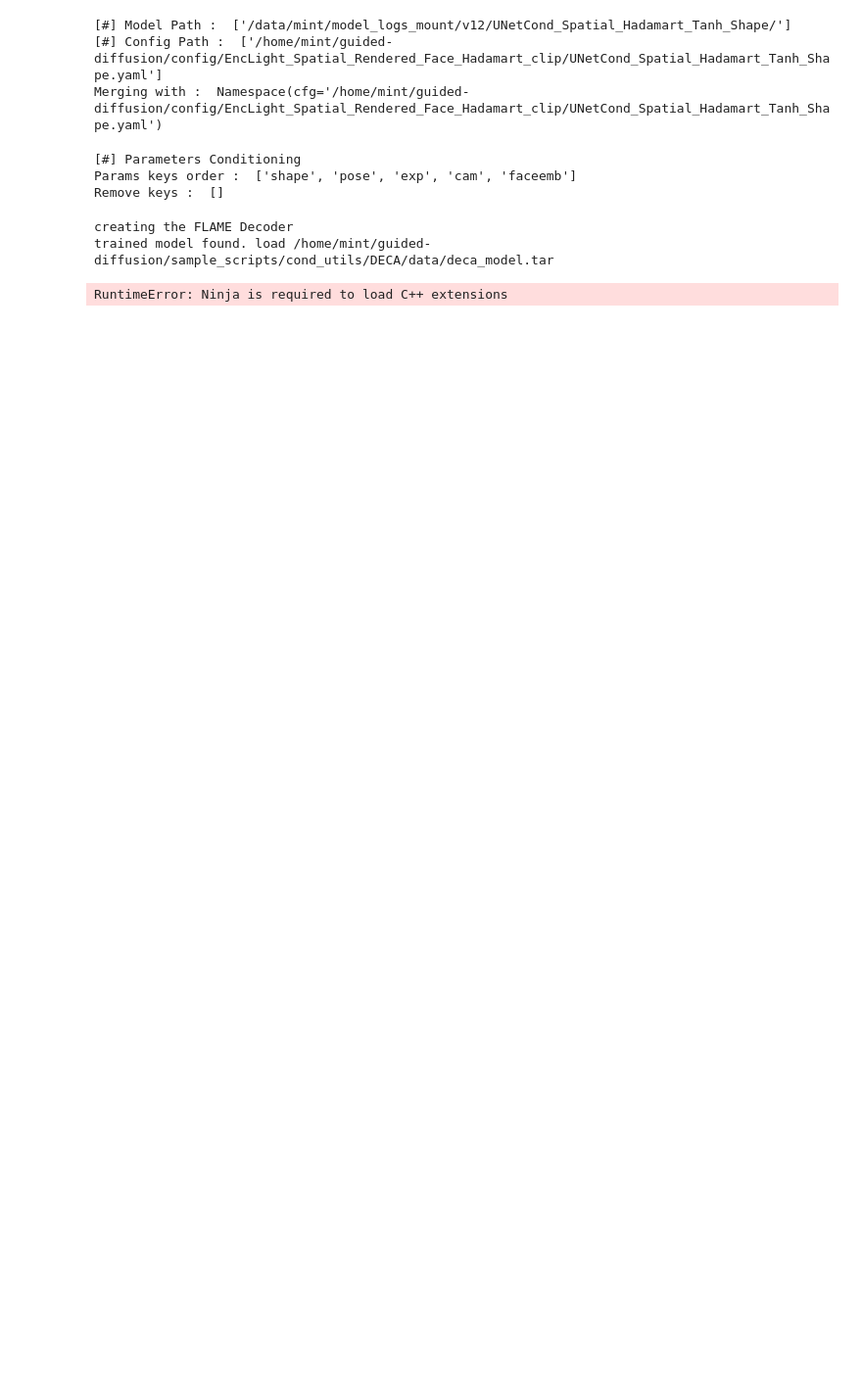
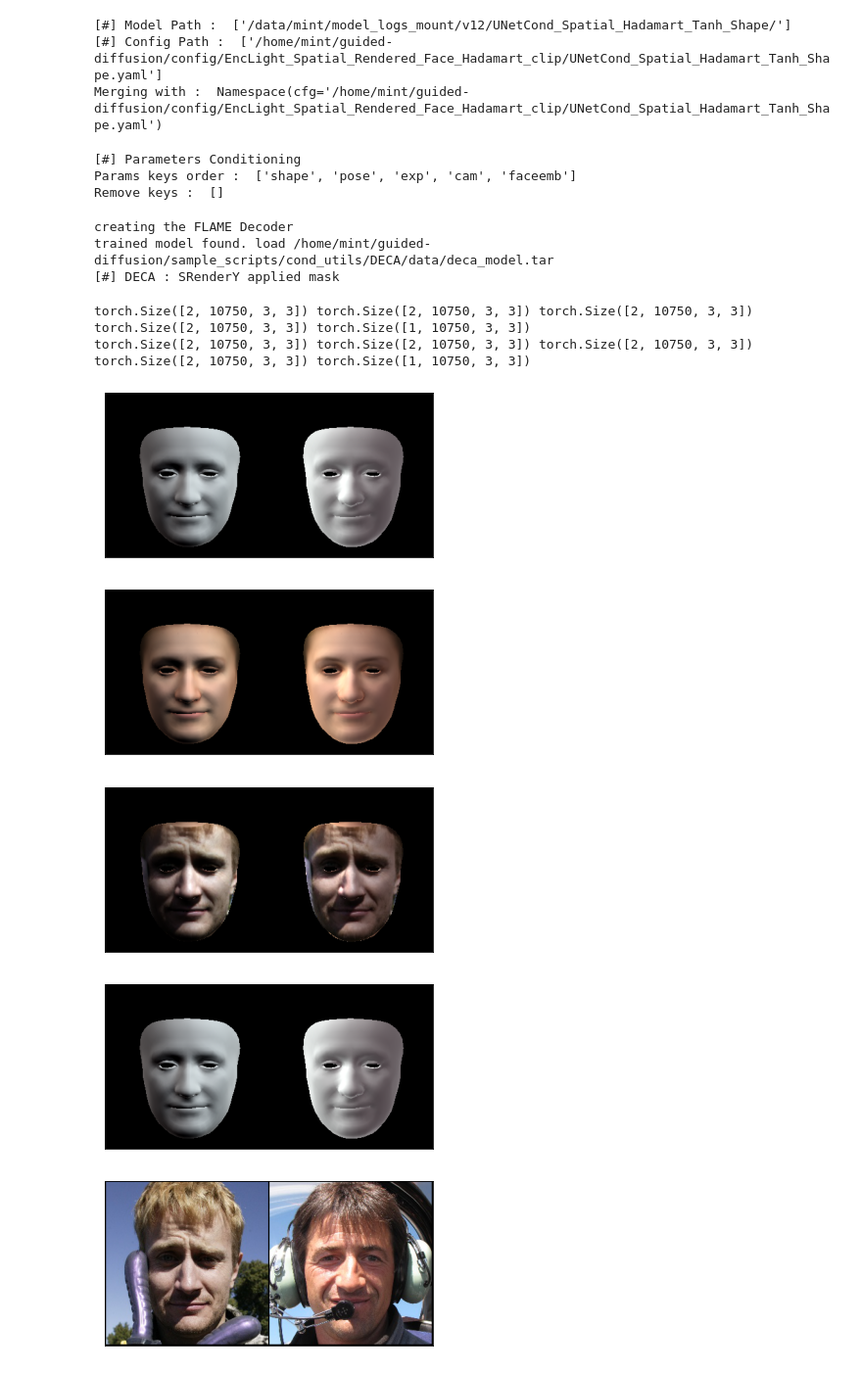
Before and after one commit to XezXey/guided-diffusion, a Jupyter notebook: experiment_scripts/masking_flame/masking_flame.ipynb, the cells around one changed output. Shown at 98% size. Cells and saved outputs as stored; diff of their text form; code cells hidden in the pictures; blank space fills up the shorter version.

```diff
--- a/experiment_scripts/masking_flame/masking_flame.ipynb
+++ b/experiment_scripts/masking_flame/masking_flame.ipynb
@@ -103,20 +101,37 @@ Remove keys :  []
 # %%
 from importlib import reload
 reload(params_utils)
 
-rendered_image, orig_visdict = params_utils.render_deca(deca_params=model_kwargs, idx=0, n=2, useTex=True, extractTex=True, deca_mode='', use_detail=True)
+f_mask = np.load('./FLAME_masks_face-id.pkl', allow_pickle=True, encoding='latin1')
+v_mask = np.load('./FLAME_masks.pkl', allow_pickle=True, encoding='latin1')
+mask={
+    'v_mask':v_mask['face'].tolist(),
+    'f_mask':f_mask['face'].tolist()
+}
+# rendered_image, orig_visdict = params_utils.render_deca(deca_params=model_kwargs, idx=0, n=2, deca_mode='only_renderer', mask=mask)
+rendered_image, orig_visdict = params_utils.render_deca(deca_params=model_kwargs, idx=0, n=2, useTex=True, extractTex=True, deca_mode='', use_detail=True, mask=mask)
+
+grid = torchvision.utils.make_grid(orig_visdict['shape_images'].mul(255).add_(0.5).clamp_(0, 255).cpu())
+show(grid/255.0)
 grid = torchvision.utils.make_grid(orig_visdict['rendered_images'].mul(255).add_(0.5).clamp_(0, 255).cpu())
 show(grid/255.0)
 
 grid = torchvision.utils.make_grid(orig_visdict['rendered_images_uv_texture'].mul(255).add_(0.5).clamp_(0, 255).cpu())
 show(grid/255.0)
 
 grid = torchvision.utils.make_grid(orig_visdict['shape_images'].mul(255).add_(0.5).clamp_(0, 255).cpu())
 show(grid/255.0)
 
 grid = torchvision.utils.make_grid(model_kwargs['raw_image'].cpu())
 show(grid/255.0)
 # %% [output]
 creating the FLAME Decoder
 trained model found. load /home/mint/guided-diffusion/sample_scripts/cond_utils/DECA/data/deca_model.tar
+[#] DECA : SRenderY applied mask
-RuntimeError: Ninja is required to load C++ extensions
+torch.Size([2, 10750, 3, 3]) torch.Size([2, 10750, 3, 3]) torch.Size([2, 10750, 3, 3]) torch.Size([2, 10750, 3, 3]) torch.Size([1, 10750, 3, 3])
+torch.Size([2, 10750, 3, 3]) torch.Size([2, 10750, 3, 3]) torch.Size([2, 10750, 3, 3]) torch.Size([2, 10750, 3, 3]) torch.Size([1, 10750, 3, 3])
+[figure, added]
+[figure, added]
+[figure, added]
+[figure, added]
+[figure, added]
```
Also changed, not shown: parts of 6 cells of this notebook, 3 other files.
